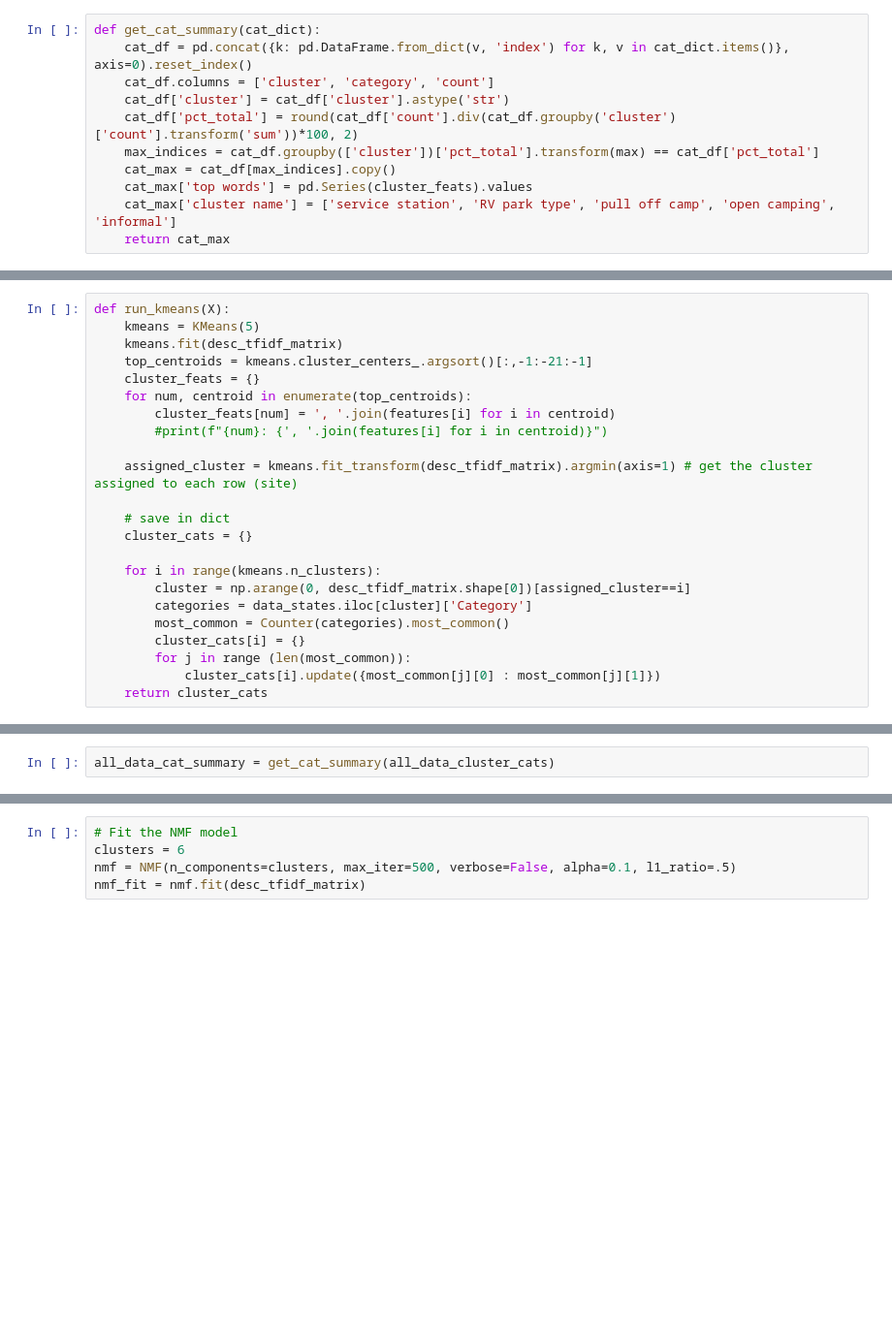
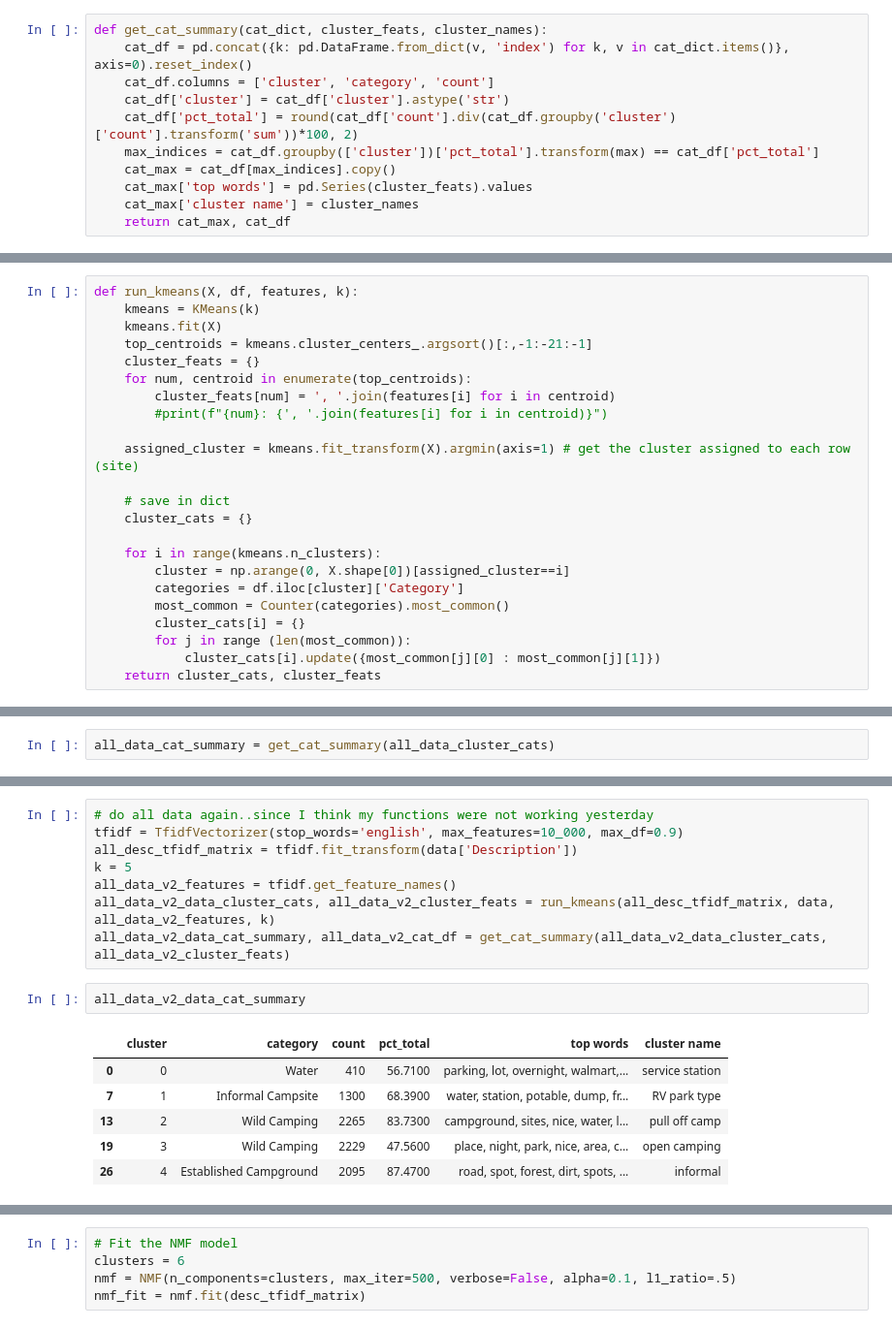
Before and after one commit to paultanger/CampsitePredict, a Jupyter notebook: notebooks/NLP_of_descriptions.ipynb, the cells around one changed output, grey strips where cells are left out. Shown: that part at 97% size. Drawn from its saved outputs; the diff is of its cells as text; blank space fills up the shorter version.

```diff
--- a/notebooks/NLP_of_descriptions.ipynb
+++ b/notebooks/NLP_of_descriptions.ipynb
@@ -253,7 +253,7 @@ cat_max
 | 20 | 3 | Wild Camping | 1247 | 87.4500 | place, night, nice, area, camping... | open camping |
 | 24 | 4 | Established Campground | 922 | 82.1000 | parking, lot, overnight, quiet, s... | informal |
 # %%
-def get_cat_summary(cat_dict):
+def get_cat_summary(cat_dict, cluster_feats, cluster_names):
     cat_df = pd.concat({k: pd.DataFrame.from_dict(v, 'index') for k, v in cat_dict.items()}, axis=0).reset_index()
     cat_df.columns = ['cluster', 'category', 'count']
     cat_df['cluster'] = cat_df['cluster'].astype('str')
@@ -261,35 +261,35 @@ def get_cat_summary(cat_dict):
     max_indices = cat_df.groupby(['cluster'])['pct_total'].transform(max) == cat_df['pct_total']
     cat_max = cat_df[max_indices].copy()
     cat_max['top words'] = pd.Series(cluster_feats).values
-    cat_max['cluster name'] = ['service station', 'RV park type', 'pull off camp', 'open camping', 'informal']
-    return cat_max
+    cat_max['cluster name'] = cluster_names
+    return cat_max, cat_df
 # %%
 data = pd.read_csv('../data/USdata_est_campgrounds_zip_states_combined_cleaned.csv')
 data.drop(['Unnamed: 0', 'Unnamed: 0.1'], axis=1, inplace=True)
 data = data[~data['Description'].isna()]
 # %%
-def run_kmeans(X):
-    kmeans = KMeans(5)
-    kmeans.fit(desc_tfidf_matrix)
+def run_kmeans(X, df, features, k):
+    kmeans = KMeans(k)
+    kmeans.fit(X)
     top_centroids = kmeans.cluster_centers_.argsort()[:,-1:-21:-1]
     cluster_feats = {}
     for num, centroid in enumerate(top_centroids):
         cluster_feats[num] = ', '.join(features[i] for i in centroid)
         #print(f"{num}: {', '.join(features[i] for i in centroid)}")
 
-    assigned_cluster = kmeans.fit_transform(desc_tfidf_matrix).argmin(axis=1) # get the cluster assigned to each row (site)
+    assigned_cluster = kmeans.fit_transform(X).argmin(axis=1) # get the cluster assigned to each row (site)
 
     # save in dict
     cluster_cats = {}
 
     for i in range(kmeans.n_clusters):
-        cluster = np.arange(0, desc_tfidf_matrix.shape[0])[assigned_cluster==i]
-        categories = data_states.iloc[cluster]['Category']
+        cluster = np.arange(0, X.shape[0])[assigned_cluster==i]
+        categories = df.iloc[cluster]['Category']
         most_common = Counter(categories).most_common()
         cluster_cats[i] = {}
         for j in range (len(most_common)):
             cluster_cats[i].update({most_common[j][0] : most_common[j][1]})
-    return cluster_cats
+    return cluster_cats, cluster_feats
 # %%
 tfidf = TfidfVectorizer(stop_words='english', max_features=10_000, max_df=0.9)
 all_desc_tfidf_matrix = tfidf.fit_transform(data['Description'])
@@ -314 +349,18 @@ all_data_cat_summary
+# %%
+# do all data again..since I think my functions were not working yesterday
+tfidf = TfidfVectorizer(stop_words='english', max_features=10_000, max_df=0.9)
+all_desc_tfidf_matrix = tfidf.fit_transform(data['Description'])
+k = 5
+all_data_v2_features = tfidf.get_feature_names()
+all_data_v2_data_cluster_cats, all_data_v2_cluster_feats = run_kmeans(all_desc_tfidf_matrix, data, all_data_v2_features, k)
+all_data_v2_data_cat_summary, all_data_v2_cat_df = get_cat_summary(all_data_v2_data_cluster_cats, all_data_v2_cluster_feats)
+# %%
+all_data_v2_data_cat_summary
+# %% [output]
+|  | cluster | category | count | pct_total | top words | cluster name |
+| 0 | 0 | Water | 410 | 56.7100 | parking, lot, overnight, walmart,... | service station |
+| 7 | 1 | Informal Campsite | 1300 | 68.3900 | water, station, potable, dump, fr... | RV park type |
+| 13 | 2 | Wild Camping | 2265 | 83.7300 | campground, sites, nice, water, l... | pull off camp |
+| 19 | 3 | Wild Camping | 2229 | 47.5600 | place, night, park, nice, area, c... | open camping |
+| 26 | 4 | Established Campground | 2095 | 87.4700 | road, spot, forest, dirt, spots, ... | informal |
 # %%
```
Also changed, not shown: parts of 9 cells of this notebook.
